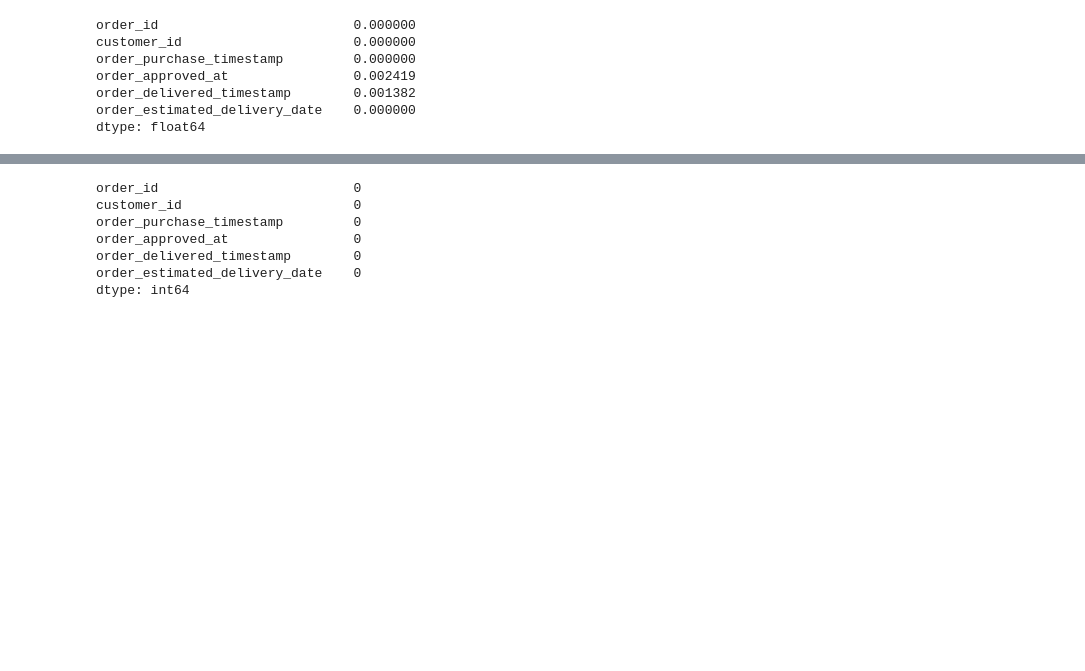
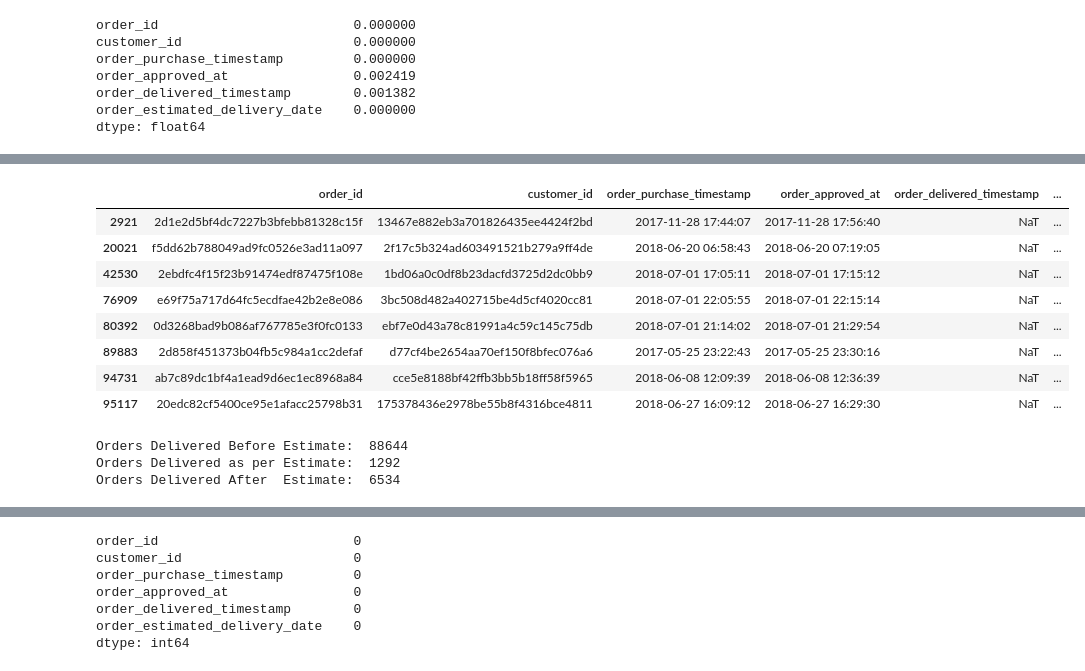
Before and after one commit to MalhotraUmang/Capstone_Marketing_And_Retail_Analytics, a Jupyter notebook: retail_analytics.ipynb, the cells around one changed output, grey strips where cells are left out. Drawn from its saved outputs; the diff is of its cells as text; code cells hidden in the pictures; blank space fills up the shorter version.

```diff
--- a/retail_analytics.ipynb
+++ b/retail_analytics.ipynb
@@ -98,5 +53,4 @@ Features: 7
 # %%
-# drop order_status column as it is no more relevant
+# drop order_status column as it is no more relevant, while re-adjusting the index
 orders.drop(columns=['order_status'], axis=1, inplace=True)
-orders = orders.reset_index(drop=True)
-orders.head()
+orders.reset_index(drop=True, inplace=True)
@@ -153 +103,5 @@ dtype: float64
+# %%
+# Most of the orders were Purchased and Approved on same date
+# Null values can be adjusted accordingly.
+orders.order_approved_at.fillna(value=orders.order_purchase_timestamp, inplace=True)
 # %%
@@ -156,3 +118,13 @@ dtype: float64
 # %%
-# Look at the null value records in 'order_delivered_timestamp' column
-# orders[orders.order_delivered_timestamp.isna()].size
+# Records with missing order_delivered_timestamp
+orders[orders.order_delivered_timestamp.isna()]
+# %% [output]
+|  | order_id | customer_id | order_purchase_timestamp | order_approved_at | order_delivered_timestamp | ... |
+| 2921 | 2d1e2d5bf4dc7227b3bfebb81328c15f | 13467e882eb3a701826435ee4424f2bd | 2017-11-28 17:44:07 | 2017-11-28 17:56:40 | NaT | ... |
+| 20021 | f5dd62b788049ad9fc0526e3ad11a097 | 2f17c5b324ad603491521b279a9ff4de | 2018-06-20 06:58:43 | 2018-06-20 07:19:05 | NaT | ... |
+| 42530 | 2ebdfc4f15f23b91474edf87475f108e | 1bd06a0c0df8b23dacfd3725d2dc0bb9 | 2018-07-01 17:05:11 | 2018-07-01 17:15:12 | NaT | ... |
+| 76909 | e69f75a717d64fc5ecdfae42b2e8e086 | 3bc508d482a402715be4d5cf4020cc81 | 2018-07-01 22:05:55 | 2018-07-01 22:15:14 | NaT | ... |
+| 80392 | 0d3268bad9b086af767785e3f0fc0133 | ebf7e0d43a78c81991a4c59c145c75db | 2018-07-01 21:14:02 | 2018-07-01 21:29:54 | NaT | ... |
+| 89883 | 2d858f451373b04fb5c984a1cc2defaf | d77cf4be2654aa70ef150f8bfec076a6 | 2017-05-25 23:22:43 | 2017-05-25 23:30:16 | NaT | ... |
+| 94731 | ab7c89dc1bf4a1ead9d6ec1ec8968a84 | cce5e8188bf42ffb3bb5b18ff58f5965 | 2018-06-08 12:09:39 | 2018-06-08 12:36:39 | NaT | ... |
+| 95117 | 20edc82cf5400ce95e1afacc25798b31 | 175378436e2978be55b8f4316bce4811 | 2018-06-27 16:09:12 | 2018-06-27 16:29:30 | NaT | ... |
@@ -169,0 +131,9 @@ orders.dropna(ignore_index=True, inplace=True)
+# %%
+# How many orders were Delivered before, on or after the Estimated date
+print('Orders Delivered Before Estimate: ', (orders[orders.order_delivered_timestamp.dt.date<orders.order_estimated_delivery_date.dt.date]).shape[0])
+print('Orders Delivered as per Estimate: ', (orders[orders.order_delivered_timestamp.dt.date==orders.order_estimated_delivery_date.dt.date]).shape[0])
+print('Orders Delivered After  Estimate: ', (orders[orders.order_delivered_timestamp.dt.date>orders.order_estimated_delivery_date.dt.date]).shape[0])
+# %% [output]
+Orders Delivered Before Estimate:  88644
+Orders Delivered as per Estimate:  1292
+Orders Delivered After  Estimate:  6534
```
Also changed, not shown: parts of 161 cells of this notebook.
